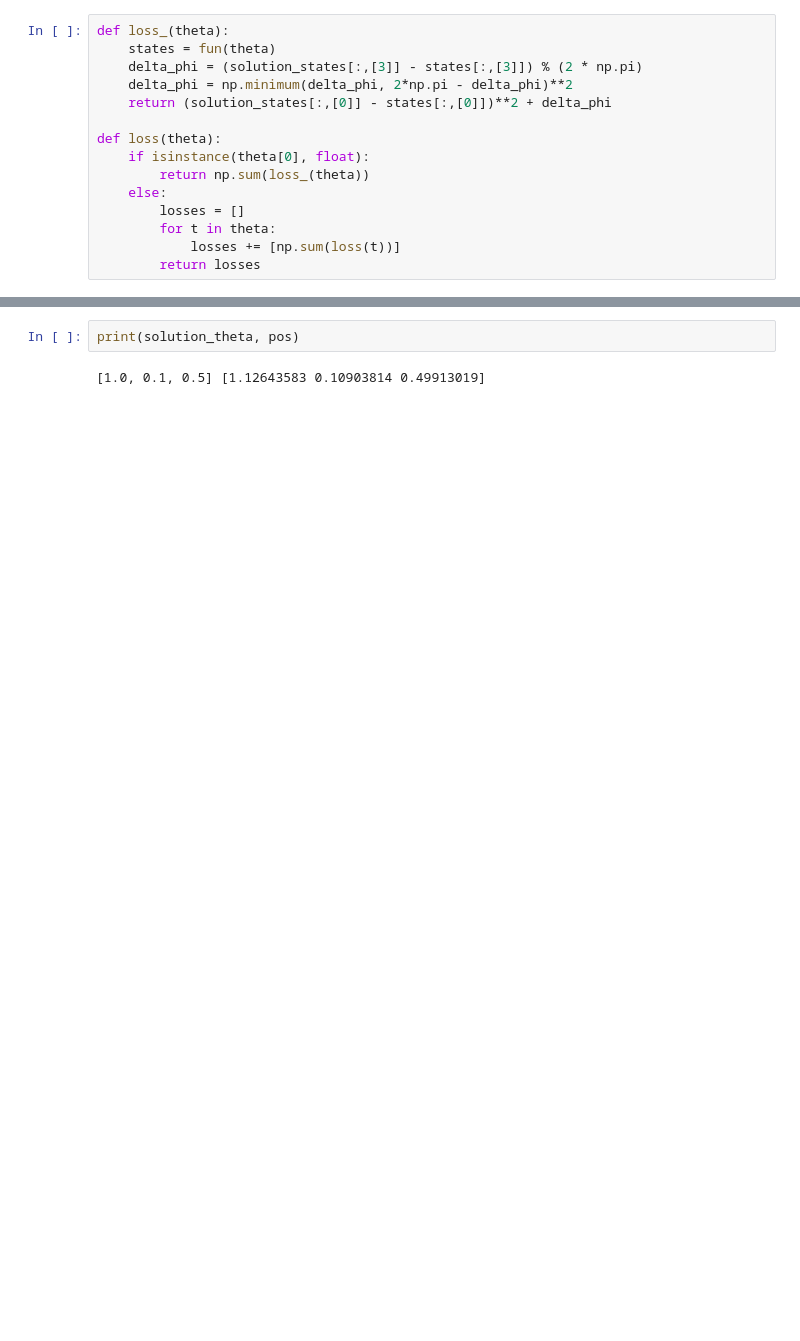
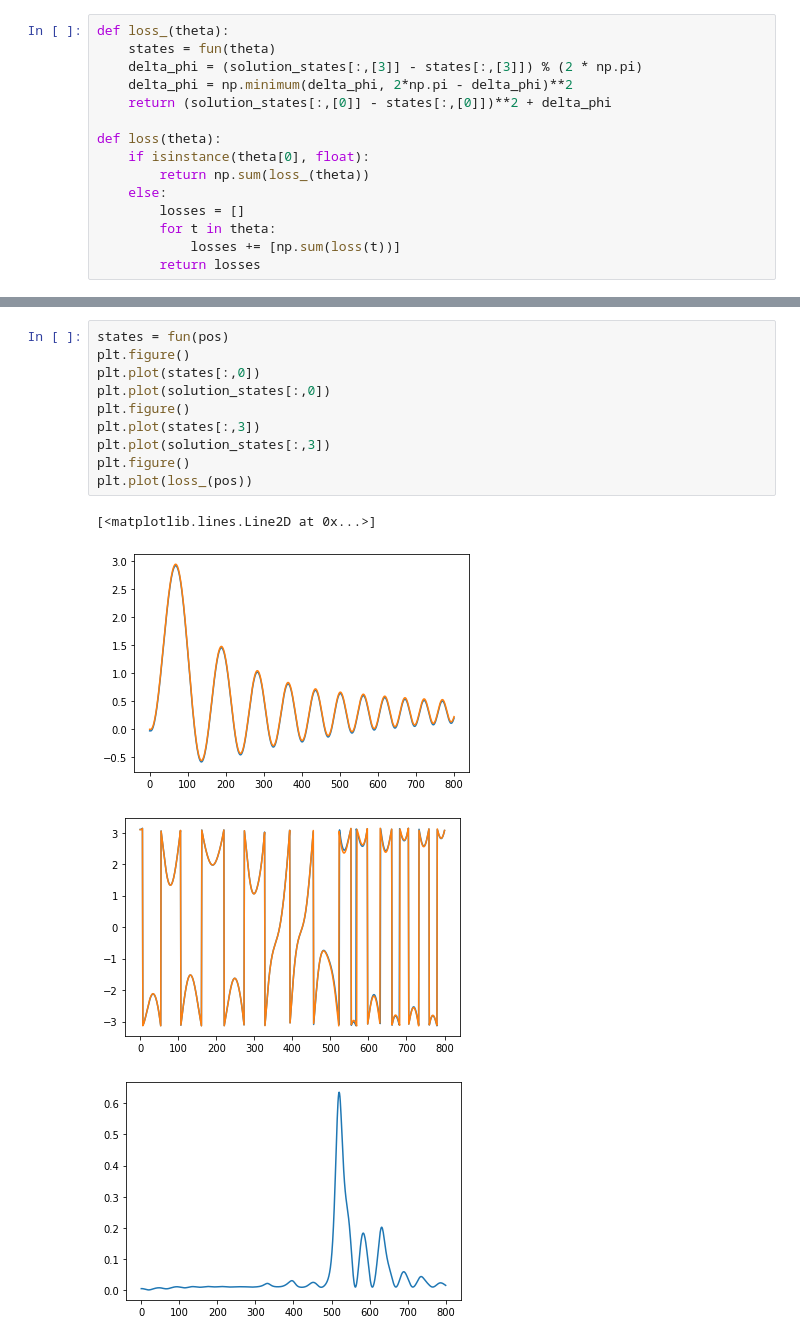
Before and after one commit to bastitx/cartpole_rl, a Jupyter notebook: param_fit.ipynb, the cells around one changed output, grey strips where cells are left out. Drawn from its saved outputs; the diff is of its cells as text; blank space fills up the shorter version.

```diff
--- a/param_fit.ipynb
+++ b/param_fit.ipynb
@@ -102,6 +85,17 @@ cost, pos = optimizer.optimize(loss, 200)
-# %%
-print(solution_theta, pos)
-# %% [output]
-[1.0, 0.1, 0.5] [1.12643583 0.10903814 0.49913019]
+# %%
+states = fun(pos)
+plt.figure()
+plt.plot(states[:,0])
+plt.plot(solution_states[:,0])
+plt.figure()
+plt.plot(states[:,3])
+plt.plot(solution_states[:,3])
+plt.figure()
+plt.plot(loss_(pos))
+# %% [output]
+[<matplotlib.lines.Line2D at 0x...>]
+[figure, added]
+[figure, added]
+[figure, added]
 # %%
 result = optimize.least_squares(loss, [1.0, 0.1, 0.5])
```
Also changed, not shown: parts of 13 cells of this notebook.
